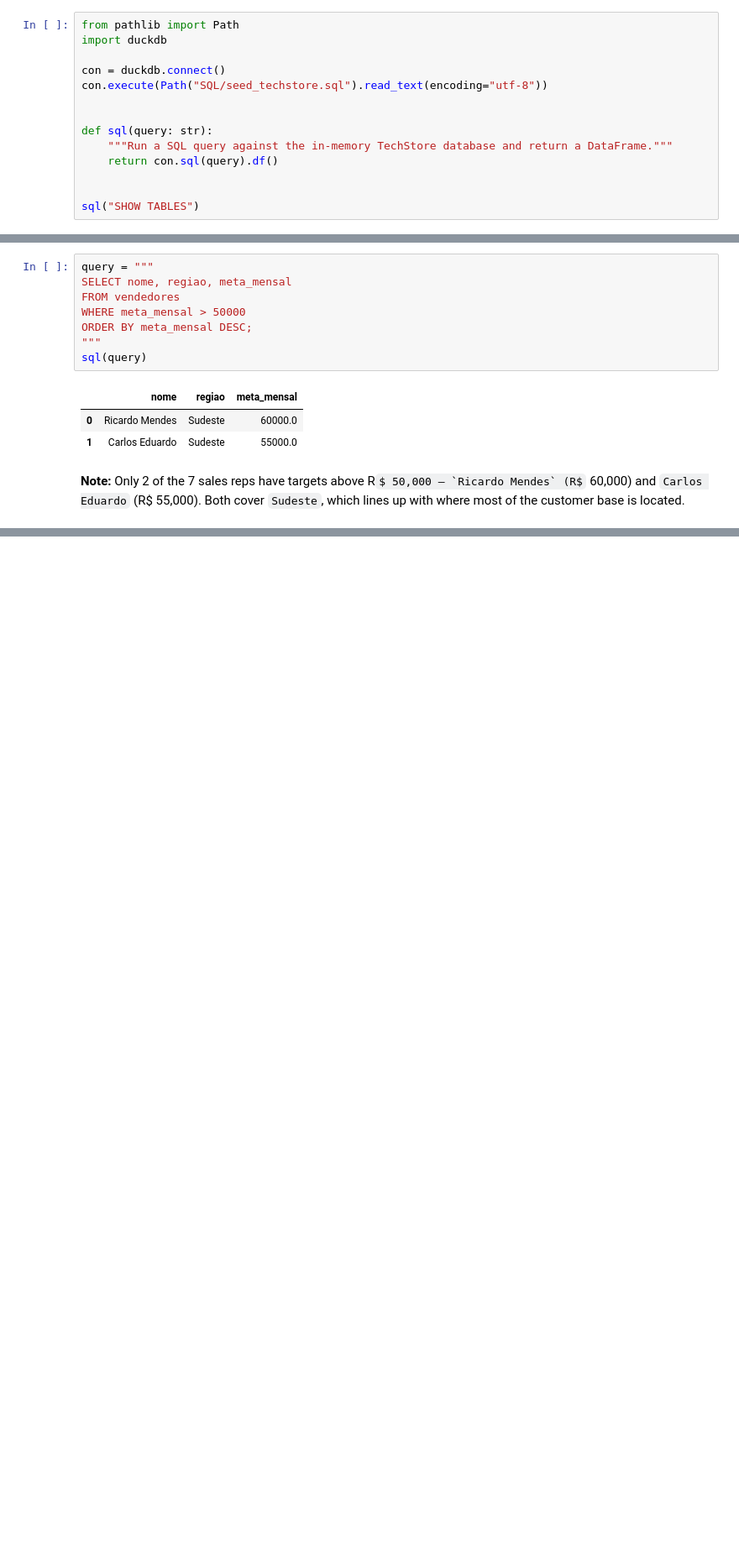
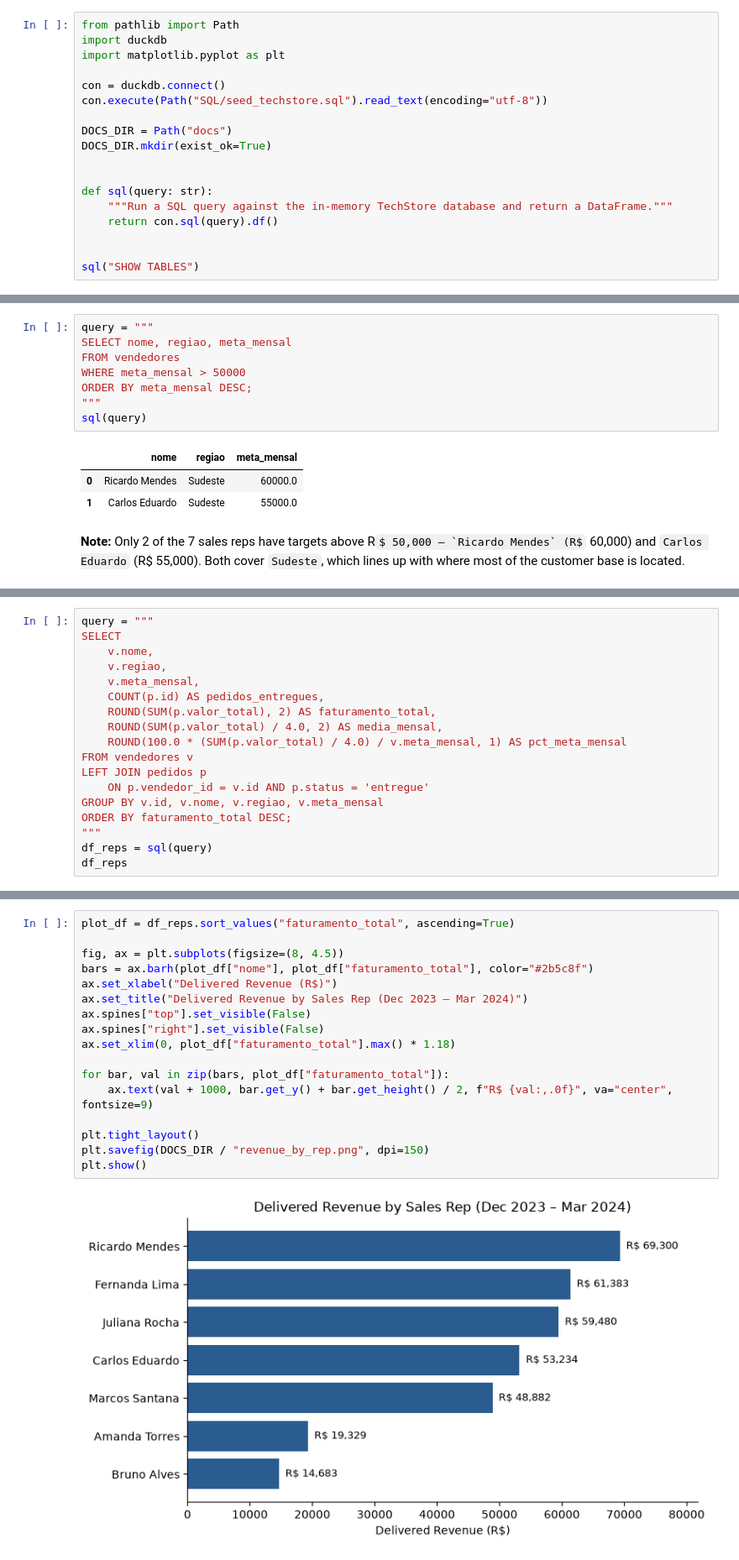
Before and after one commit to NickNunes26/datamundo-practice, a Jupyter notebook: first_week_report.ipynb, the cells around one changed output, grey strips where cells are left out. Shown at 84% size. Drawn from its saved outputs; the diff is of its cells as text; some formulas as TeX source; blank space fills up the shorter version.

Commit message:
feat: add JOIN/aggregation analysis and summary charts

```diff
--- a/first_week_report.ipynb
+++ b/first_week_report.ipynb
@@ -6,9 +6,13 @@ The sample database is loaded locally into DuckDB from `SQL/seed_techstore.sql`.
 # %%
 from pathlib import Path
 import duckdb
+import matplotlib.pyplot as plt
 
 con = duckdb.connect()
 con.execute(Path("SQL/seed_techstore.sql").read_text(encoding="utf-8"))
+
+DOCS_DIR = Path("docs")
+DOCS_DIR.mkdir(exist_ok=True)
 
 
 def sql(query: str):
@@ -202,0 +217,18 @@ sql(query)
+# %%
+query = """
+SELECT
+    v.nome,
+    v.regiao,
+    v.meta_mensal,
+    COUNT(p.id) AS pedidos_entregues,
+    ROUND(SUM(p.valor_total), 2) AS faturamento_total,
+    ROUND(SUM(p.valor_total) / 4.0, 2) AS media_mensal,
+    ROUND(100.0 * (SUM(p.valor_total) / 4.0) / v.meta_mensal, 1) AS pct_meta_mensal
+FROM vendedores v
+LEFT JOIN pedidos p
+    ON p.vendedor_id = v.id AND p.status = 'entregue'
+GROUP BY v.id, v.nome, v.regiao, v.meta_mensal
+ORDER BY faturamento_total DESC;
+"""
+df_reps = sql(query)
+df_reps
@@ -202,0 +244,19 @@ sql(query)
+# %%
+plot_df = df_reps.sort_values("faturamento_total", ascending=True)
+
+fig, ax = plt.subplots(figsize=(8, 4.5))
+bars = ax.barh(plot_df["nome"], plot_df["faturamento_total"], color="#2b5c8f")
+ax.set_xlabel("Delivered Revenue (R$)")
+ax.set_title("Delivered Revenue by Sales Rep (Dec 2023 – Mar 2024)")
+ax.spines["top"].set_visible(False)
+ax.spines["right"].set_visible(False)
+ax.set_xlim(0, plot_df["faturamento_total"].max() * 1.18)
+
+for bar, val in zip(bars, plot_df["faturamento_total"]):
+    ax.text(val + 1000, bar.get_y() + bar.get_height() / 2, f"R$ {val:,.0f}", va="center", fontsize=9)
+
+plt.tight_layout()
+plt.savefig(DOCS_DIR / "revenue_by_rep.png", dpi=150)
+plt.show()
+# %% [output]
+[figure, added]
```
Also changed, not shown: parts of 16 cells of this notebook, 4 other files.
